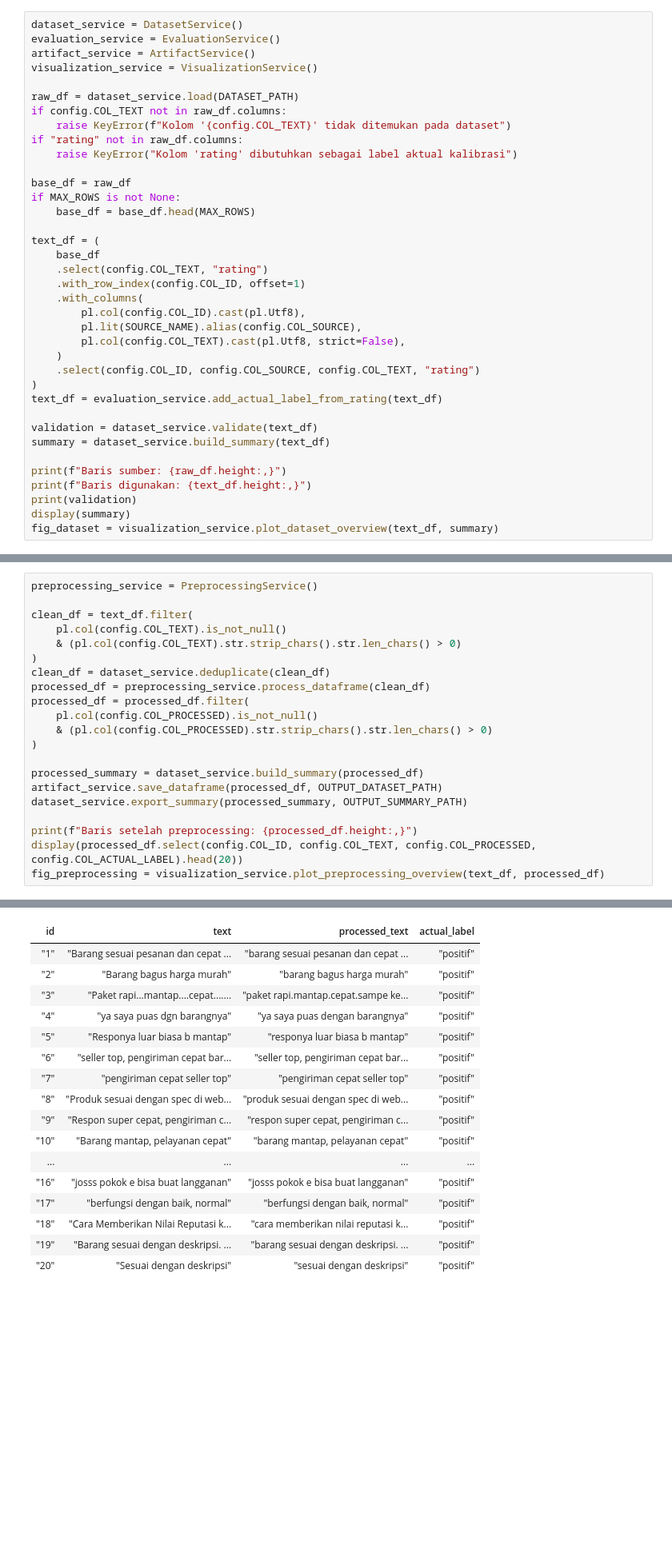
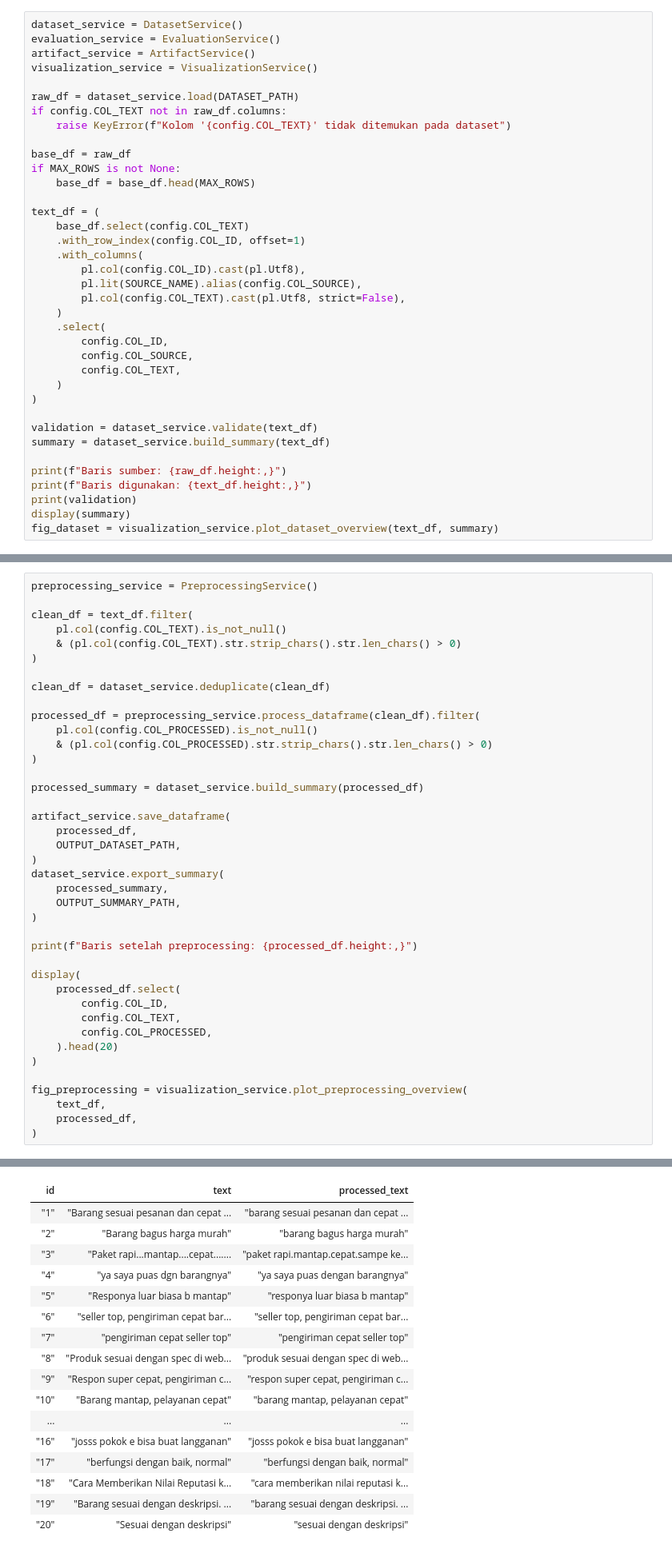
Before and after one commit to dammar01/hybrid-nlp-sentiment-classification, a Jupyter notebook: calibration.ipynb, the cells around one changed output, grey strips where cells are left out. Shown at 80% size. Saved outputs shown, nothing was run; the diff lists cells and outputs as text; blank space fills up the shorter version.

```diff
--- a/calibration.ipynb
+++ b/calibration.ipynb
@@ -69,25 +69,25 @@ visualization_service = VisualizationService()
 raw_df = dataset_service.load(DATASET_PATH)
 if config.COL_TEXT not in raw_df.columns:
     raise KeyError(f"Kolom '{config.COL_TEXT}' tidak ditemukan pada dataset")
-if "rating" not in raw_df.columns:
-    raise KeyError("Kolom 'rating' dibutuhkan sebagai label aktual kalibrasi")
 
 base_df = raw_df
 if MAX_ROWS is not None:
     base_df = base_df.head(MAX_ROWS)
 
 text_df = (
-    base_df
-    .select(config.COL_TEXT, "rating")
+    base_df.select(config.COL_TEXT)
     .with_row_index(config.COL_ID, offset=1)
     .with_columns(
         pl.col(config.COL_ID).cast(pl.Utf8),
         pl.lit(SOURCE_NAME).alias(config.COL_SOURCE),
         pl.col(config.COL_TEXT).cast(pl.Utf8, strict=False),
     )
-    .select(config.COL_ID, config.COL_SOURCE, config.COL_TEXT, "rating")
+    .select(
+        config.COL_ID,
+        config.COL_SOURCE,
+        config.COL_TEXT,
+    )
 )
-text_df = evaluation_service.add_actual_label_from_rating(text_df)
 
 validation = dataset_service.validate(text_df)
 summary = dataset_service.build_summary(text_df)
@@ -116,19 +116,38 @@ clean_df = text_df.filter(
     pl.col(config.COL_TEXT).is_not_null()
     & (pl.col(config.COL_TEXT).str.strip_chars().str.len_chars() > 0)
 )
+
 clean_df = dataset_service.deduplicate(clean_df)
-processed_df = preprocessing_service.process_dataframe(clean_df)
-processed_df = processed_df.filter(
+
+processed_df = preprocessing_service.process_dataframe(clean_df).filter(
     pl.col(config.COL_PROCESSED).is_not_null()
     & (pl.col(config.COL_PROCESSED).str.strip_chars().str.len_chars() > 0)
 )
 
 processed_summary = dataset_service.build_summary(processed_df)
-artifact_service.save_dataframe(processed_df, OUTPUT_DATASET_PATH)
-dataset_service.export_summary(processed_summary, OUTPUT_SUMMARY_PATH)
+
+artifact_service.save_dataframe(
+    processed_df,
+    OUTPUT_DATASET_PATH,
+)
+dataset_service.export_summary(
+    processed_summary,
+    OUTPUT_SUMMARY_PATH,
+)
 
 print(f"Baris setelah preprocessing: {processed_df.height:,}")
-display(processed_df.select(config.COL_ID, config.COL_TEXT, config.COL_PROCESSED, config.COL_ACTUAL_LABEL).head(20))
-fig_preprocessing = visualization_service.plot_preprocessing_overview(text_df, processed_df)
+
+display(
+    processed_df.select(
+        config.COL_ID,
+        config.COL_TEXT,
+        config.COL_PROCESSED,
+    ).head(20)
+)
+
+fig_preprocessing = visualization_service.plot_preprocessing_overview(
+    text_df,
+    processed_df,
+)
 # %% [output]
 Baris setelah preprocessing: 1,936
@@ -136,20 +155,20 @@ shape: (20, 4)
-| id | text | processed_text | actual_label |
-| "1" | "Barang sesuai pesanan dan cepat ... | "barang sesuai pesanan dan cepat ... | "positif" |
-| "2" | "Barang bagus harga murah" | "barang bagus harga murah" | "positif" |
-| "3" | "Paket rapi...mantap....cepat....... | "paket rapi.mantap.cepat.sampe ke... | "positif" |
-| "4" | "ya saya puas dgn barangnya" | "ya saya puas dengan barangnya" | "positif" |
-| "5" | "Responya luar biasa b mantap" | "responya luar biasa b mantap" | "positif" |
-| "6" | "seller top, pengiriman cepat bar... | "seller top, pengiriman cepat bar... | "positif" |
-| "7" | "pengiriman cepat seller top" | "pengiriman cepat seller top" | "positif" |
-| "8" | "Produk sesuai dengan spec di web... | "produk sesuai dengan spec di web... | "positif" |
-| "9" | "Respon super cepat, pengiriman c... | "respon super cepat, pengiriman c... | "positif" |
-| "10" | "Barang mantap, pelayanan cepat" | "barang mantap, pelayanan cepat" | "positif" |
-| ... | ... | ... | ... |
-| "16" | "josss pokok e bisa buat langganan" | "josss pokok e bisa buat langganan" | "positif" |
-| "17" | "berfungsi dengan baik, normal" | "berfungsi dengan baik, normal" | "positif" |
-| "18" | "Cara Memberikan Nilai Reputasi k... | "cara memberikan nilai reputasi k... | "positif" |
-| "19" | "Barang sesuai dengan deskripsi. ... | "barang sesuai dengan deskripsi. ... | "positif" |
-| "20" | "Sesuai dengan deskripsi" | "sesuai dengan deskripsi" | "positif" |
+| id | text | processed_text |
+| "1" | "Barang sesuai pesanan dan cepat ... | "barang sesuai pesanan dan cepat ... |
+| "2" | "Barang bagus harga murah" | "barang bagus harga murah" |
+| "3" | "Paket rapi...mantap....cepat....... | "paket rapi.mantap.cepat.sampe ke... |
+| "4" | "ya saya puas dgn barangnya" | "ya saya puas dengan barangnya" |
+| "5" | "Responya luar biasa b mantap" | "responya luar biasa b mantap" |
+| "6" | "seller top, pengiriman cepat bar... | "seller top, pengiriman cepat bar... |
+| "7" | "pengiriman cepat seller top" | "pengiriman cepat seller top" |
+| "8" | "Produk sesuai dengan spec di web... | "produk sesuai dengan spec di web... |
+| "9" | "Respon super cepat, pengiriman c... | "respon super cepat, pengiriman c... |
+| "10" | "Barang mantap, pelayanan cepat" | "barang mantap, pelayanan cepat" |
+| ... | ... | ... |
+| "16" | "josss pokok e bisa buat langganan" | "josss pokok e bisa buat langganan" |
+| "17" | "berfungsi dengan baik, normal" | "berfungsi dengan baik, normal" |
+| "18" | "Cara Memberikan Nilai Reputasi k... | "cara memberikan nilai reputasi k... |
+| "19" | "Barang sesuai dengan deskripsi. ... | "barang sesuai dengan deskripsi. ... |
+| "20" | "Sesuai dengan deskripsi" | "sesuai dengan deskripsi" |
 [figure]
 # %% [markdown]
 ## 4. Rule-Based Sentiment
```
Also changed, not shown: parts of 7 cells of this notebook, 5 other files.
